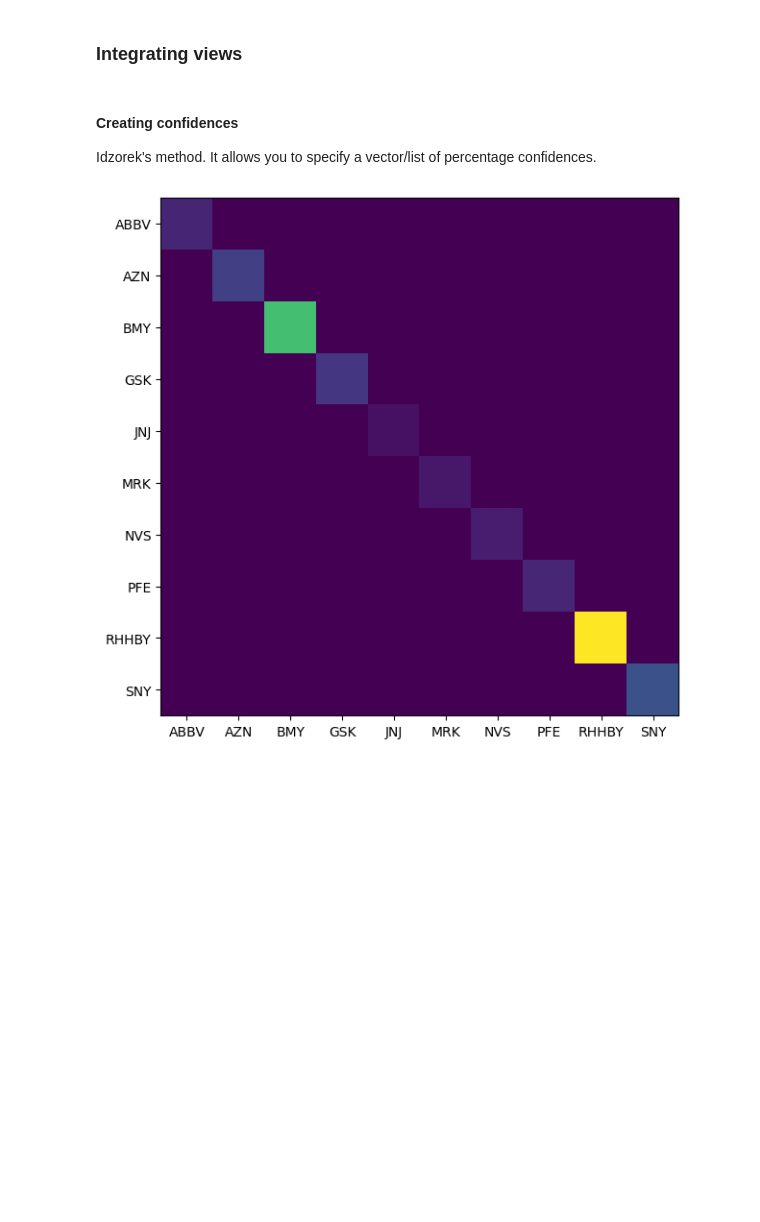
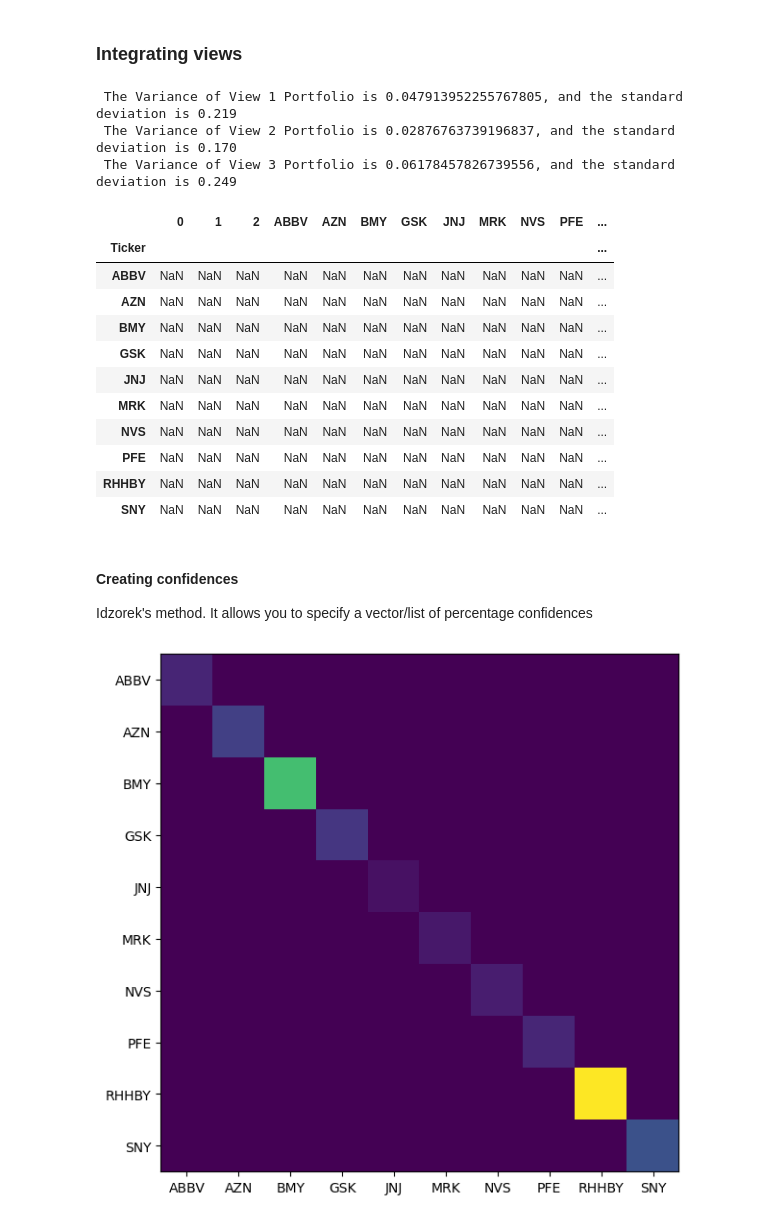
Before and after one commit to DS-Brownion/guidelight, a Jupyter notebook: inference/black-litterman.ipynb, the cells around one changed output. Saved outputs shown, nothing was run; the diff lists cells and outputs as text; code cells hidden in the pictures; blank space fills up the shorter version.

Commit message:
tried to include relative views

```diff
--- a/inference/black-litterman.ipynb
+++ b/inference/black-litterman.ipynb
@@ -149,10 +148,63 @@ viewdict = {'PFE': 0.1,
             'JNJ': 0.2}
 
 bl = BlackLittermanModel(S, pi=market_prior, absolute_views=viewdict)
+# %%
+# For relative views
+# View 1: GSK will outperform SNY by 7%
+# View 2: MRK and JNJ will outperform RHHBY and NVS by 5%
+# View 3: PFE will underperform ABBV by 10%
+
+# Views vector
+Q = np.array([0.07, 0.05, -0.10]).reshape(-1, 1)
+
+# Picking matrix
+P = np.array(
+    [
+        [0, 1, 0, 0, 0, 0, -1, 0, 0, 0],
+        [0, 0, 0, 0, 0.5, -0.5, 0, -0.5, 0, 0.5],
+        [0, -1, 0, 0, 0, 0, 0, 0, 1, 0]
+    ]
+)
+# %%
+view1_var = np.matmul(P[0].reshape(len(P[0])),np.matmul(S.values, P[0].reshape(len(P[0])).T))
+view2_var = np.matmul(P[1].reshape(len(P[1])),np.matmul(S.values, P[1].reshape(len(P[1])).T))
+view3_var = np.matmul(P[2].reshape(len(P[2])),np.matmul(S.values, P[2].reshape(len(P[2])).T))
+print(f' The Variance of View 1 Portfolio is {view1_var}, and the standard deviation is {np.sqrt(view1_var):.3f}\n',\
+      f'The Variance of View 2 Portfolio is {view2_var}, and the standard deviation is {np.sqrt(view2_var):.3f}\n',\
+      f'The Variance of View 3 Portfolio is {view3_var}, and the standard deviation is {np.sqrt(view3_var):.3f}')
+# %% [output]
+ The Variance of View 1 Portfolio is 0.047913952255767805, and the standard deviation is 0.219
+ The Variance of View 2 Portfolio is 0.02876763739196837, and the standard deviation is 0.170
+ The Variance of View 3 Portfolio is 0.06178457826739556, and the standard deviation is 0.249
+# %%
+# sigma - uncertainty of the views, tau - scalar
+def error_cov_matrix(S, tau, P):
+    matrix = np.diag(np.diag(P.dot(tau * S).dot(P.T)))
+    return matrix
+tau = 0.025
+omega = error_cov_matrix(S, tau, P)
+# %%
+sigma_scaled = S * tau
+BL_return_vector = market_prior + sigma_scaled.dot(P.T).dot(inv(P.dot(sigma_scaled).dot(P.T) + omega).dot(P.dot(market_prior) - Q))
+# %%
+BL_return_vector
+# %% [output]
+|  | 0 | 1 | 2 | ABBV | AZN | BMY | GSK | JNJ | MRK | NVS | PFE | ... |
+| Ticker |  |  |  |  |  |  |  |  |  |  |  | ... |
+| ABBV | NaN | NaN | NaN | NaN | NaN | NaN | NaN | NaN | NaN | NaN | NaN | ... |
+| AZN | NaN | NaN | NaN | NaN | NaN | NaN | NaN | NaN | NaN | NaN | NaN | ... |
+| BMY | NaN | NaN | NaN | NaN | NaN | NaN | NaN | NaN | NaN | NaN | NaN | ... |
+| GSK | NaN | NaN | NaN | NaN | NaN | NaN | NaN | NaN | NaN | NaN | NaN | ... |
+| JNJ | NaN | NaN | NaN | NaN | NaN | NaN | NaN | NaN | NaN | NaN | NaN | ... |
+| MRK | NaN | NaN | NaN | NaN | NaN | NaN | NaN | NaN | NaN | NaN | NaN | ... |
+| NVS | NaN | NaN | NaN | NaN | NaN | NaN | NaN | NaN | NaN | NaN | NaN | ... |
+| PFE | NaN | NaN | NaN | NaN | NaN | NaN | NaN | NaN | NaN | NaN | NaN | ... |
+| RHHBY | NaN | NaN | NaN | NaN | NaN | NaN | NaN | NaN | NaN | NaN | NaN | ... |
+| SNY | NaN | NaN | NaN | NaN | NaN | NaN | NaN | NaN | NaN | NaN | NaN | ... |
 # %% [markdown]
 #### Creating confidences
 
-Idzorek's method. It allows you to specify a vector/list of percentage confidences.
+Idzorek's method. It allows you to specify a vector/list of percentage confidences
 # %%
 confidences = [
     0.6,
```
Also changed, not shown: parts of 8 cells of this notebook.
